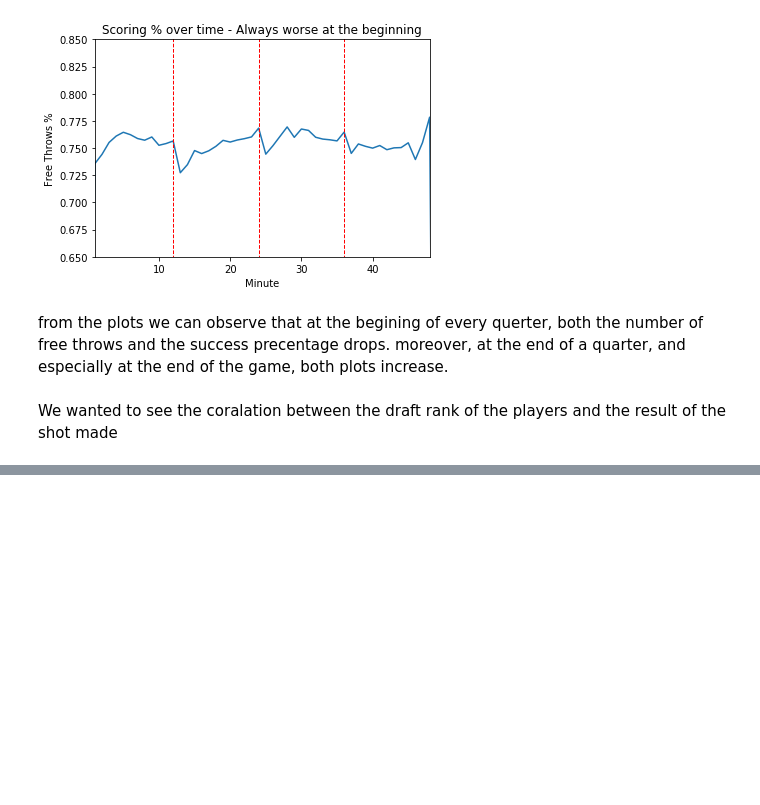
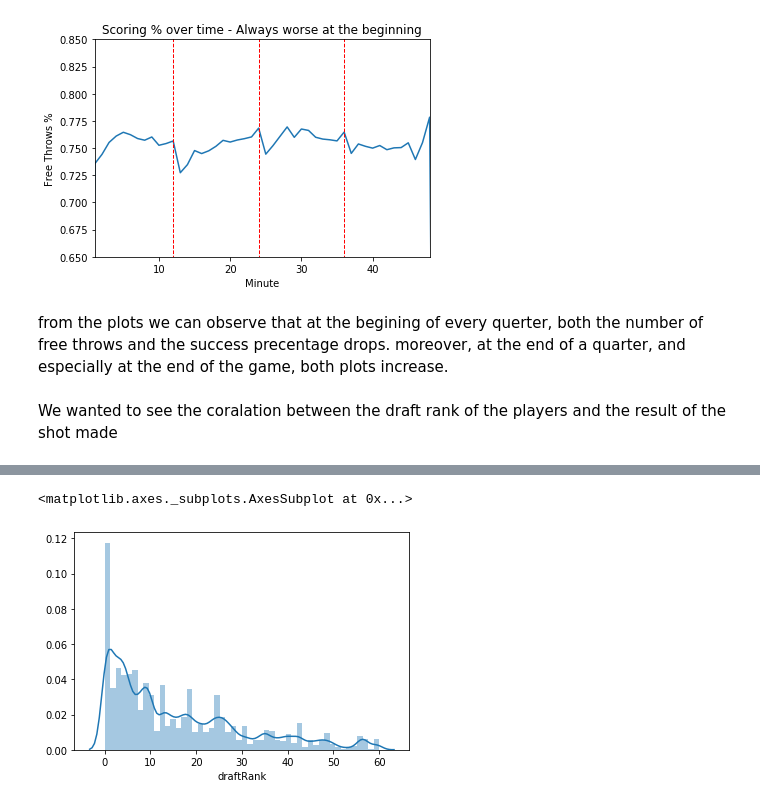
Before and after one commit to guyazov/DS_Workshop, a Jupyter notebook: Project.ipynb, the cells around one changed output, grey strips where cells are left out. Saved outputs shown, nothing was run; the diff lists cells and outputs as text; code cells hidden in the pictures; blank space fills up the shorter version.

```diff
--- a/Project.ipynb
+++ b/Project.ipynb
@@ -281,0 +258,5 @@ Text(0, 0.5, 'Free Throws %')
+# %%
+sns.distplot(free_throws_db['draftRank'])
+# %% [output]
+<matplotlib.axes._subplots.AxesSubplot at 0x...>
+[figure, added]
```
Also changed, not shown: parts of 13 cells of this notebook.
